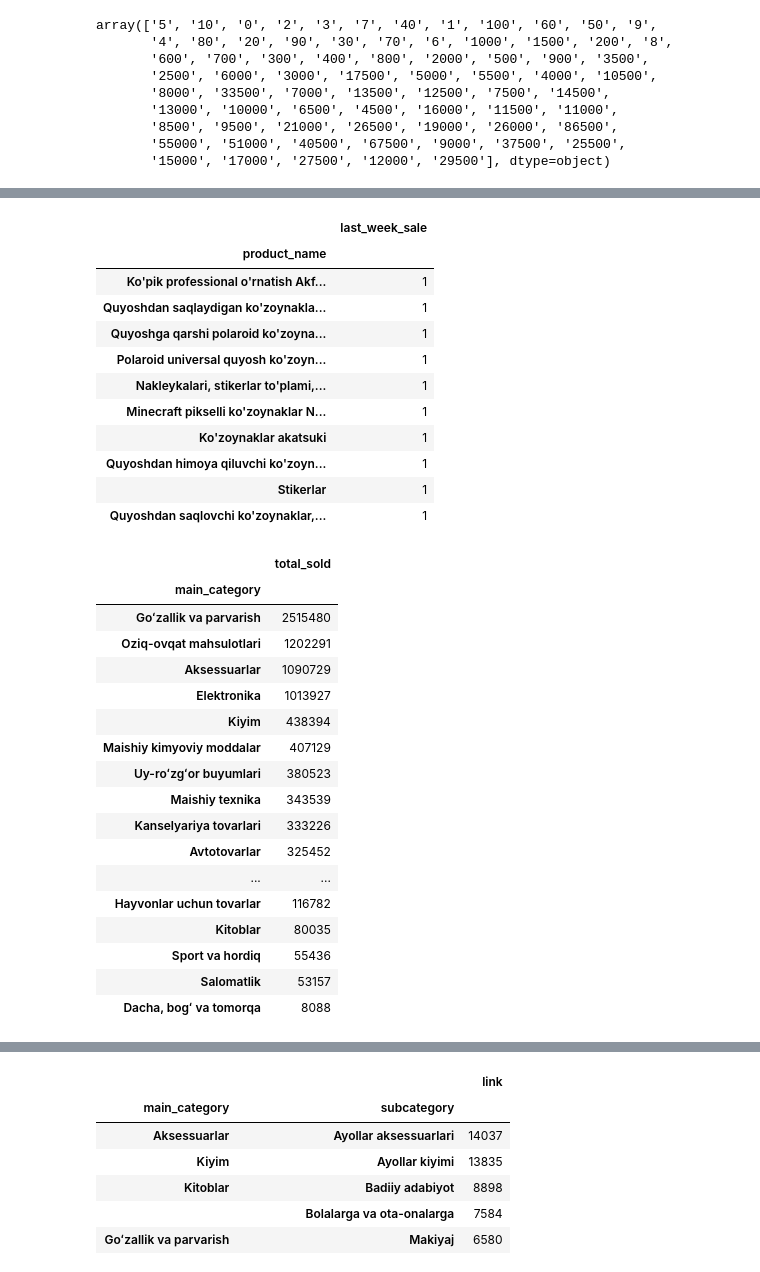
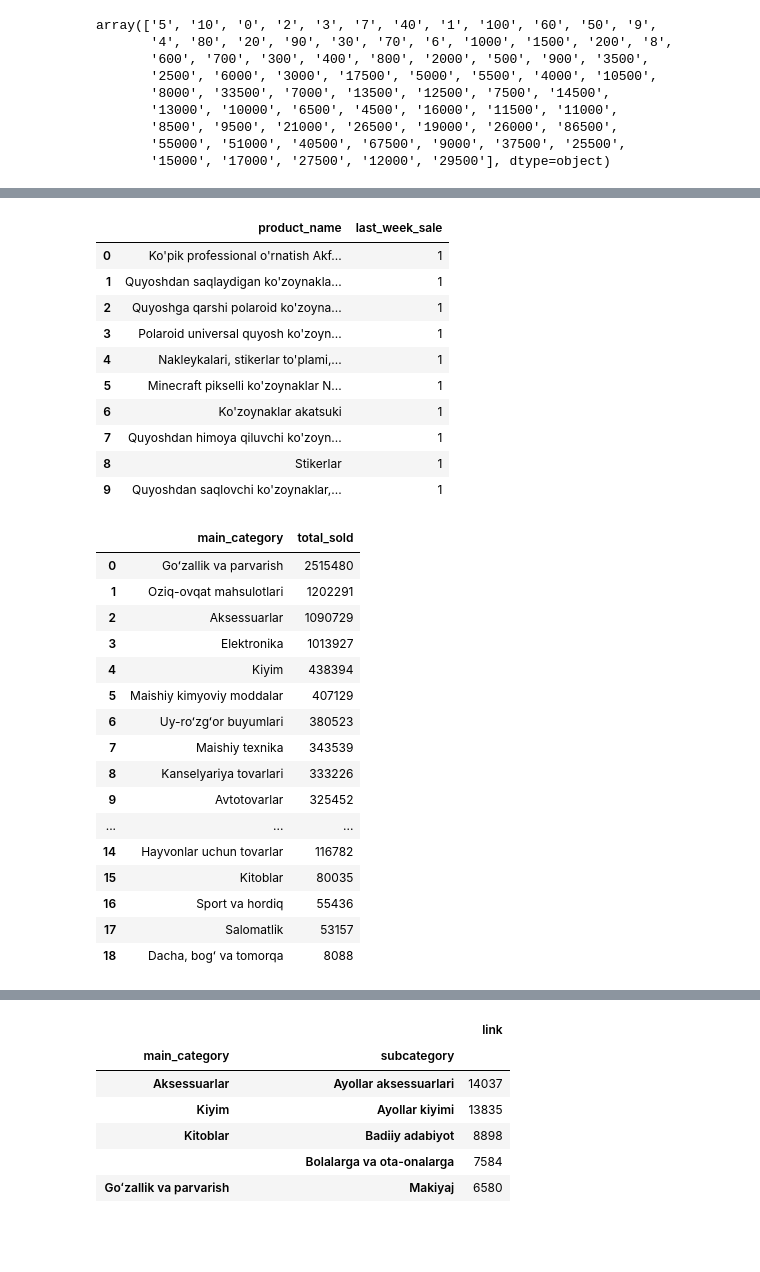
Before and after one commit to Salokhuddin/uzum-scraper-and-analyser, a Jupyter notebook: uzum_cleaning_and_eda.ipynb, the cells around one changed output, grey strips where cells are left out. Drawn from its saved outputs; the diff is of its cells as text; code cells hidden in the pictures; blank space fills up the shorter version.

```diff
--- a/uzum_cleaning_and_eda.ipynb
+++ b/uzum_cleaning_and_eda.ipynb
@@ -173,43 +168,41 @@ top_ten_products_of_last_week
 # %%
 # Find the worst ten products of last week (among those products sold at least once)
 worst_ten_products_of_last_week = ecom[ecom['last_week_sale'] > 0].sort_values(by='last_week_sale',
-                                                 ascending=True)[['product_name', 'last_week_sale']].head(10).set_index('product_name')
+                                                 ascending=True)[['product_name', 'last_week_sale']].head(10).reset_index().drop(columns='index')
 worst_ten_products_of_last_week
 # %% [output]
-|  | last_week_sale |
-| product_name |  |
-| Ko'pik professional o'rnatish Akf... | 1 |
-| Quyoshdan saqlaydigan ko'zoynakla... | 1 |
-| Quyoshga qarshi polaroid ko'zoyna... | 1 |
-| Polaroid universal quyosh ko'zoyn... | 1 |
-| Nakleykalari, stikerlar to'plami,... | 1 |
-| Minecraft pikselli ko'zoynaklar N... | 1 |
-| Ko'zoynaklar akatsuki | 1 |
-| Quyoshdan himoya qiluvchi ko'zoyn... | 1 |
-| Stikerlar | 1 |
-| Quyoshdan saqlovchi ko'zoynaklar,... | 1 |
+|  | product_name | last_week_sale |
+| 0 | Ko'pik professional o'rnatish Akf... | 1 |
+| 1 | Quyoshdan saqlaydigan ko'zoynakla... | 1 |
+| 2 | Quyoshga qarshi polaroid ko'zoyna... | 1 |
+| 3 | Polaroid universal quyosh ko'zoyn... | 1 |
+| 4 | Nakleykalari, stikerlar to'plami,... | 1 |
+| 5 | Minecraft pikselli ko'zoynaklar N... | 1 |
+| 6 | Ko'zoynaklar akatsuki | 1 |
+| 7 | Quyoshdan himoya qiluvchi ko'zoyn... | 1 |
+| 8 | Stikerlar | 1 |
+| 9 | Quyoshdan saqlovchi ko'zoynaklar,... | 1 |
 # %%
 # Categories sorted by the total sales
-categories_by_total_sales = ecom.groupby('main_category')['total_sold'].sum().sort_values(ascending=False).reset_index().set_index('main_category')
+categories_by_total_sales = ecom.groupby('main_category')['total_sold'].sum().sort_values(ascending=False).reset_index()
 categories_by_total_sales
 # %% [output]
-|  | total_sold |
-| main_category |  |
-| Goʻzallik va parvarish | 2515480 |
-| Oziq-ovqat mahsulotlari | 1202291 |
-| Aksessuarlar | 1090729 |
-| Elektronika | 1013927 |
-| Kiyim | 438394 |
-| Maishiy kimyoviy moddalar | 407129 |
-| Uy-roʻzgʻor buyumlari | 380523 |
-| Maishiy texnika | 343539 |
-| Kanselyariya tovarlari | 333226 |
-| Avtotovarlar | 325452 |
-| ... | ... |
-| Hayvonlar uchun tovarlar | 116782 |
-| Kitoblar | 80035 |
-| Sport va hordiq | 55436 |
-| Salomatlik | 53157 |
-| Dacha, bogʻ va tomorqa | 8088 |
+|  | main_category | total_sold |
+| 0 | Goʻzallik va parvarish | 2515480 |
+| 1 | Oziq-ovqat mahsulotlari | 1202291 |
+| 2 | Aksessuarlar | 1090729 |
+| 3 | Elektronika | 1013927 |
+| 4 | Kiyim | 438394 |
+| 5 | Maishiy kimyoviy moddalar | 407129 |
+| 6 | Uy-roʻzgʻor buyumlari | 380523 |
+| 7 | Maishiy texnika | 343539 |
+| 8 | Kanselyariya tovarlari | 333226 |
+| 9 | Avtotovarlar | 325452 |
+| ... | ... | ... |
+| 14 | Hayvonlar uchun tovarlar | 116782 |
+| 15 | Kitoblar | 80035 |
+| 16 | Sport va hordiq | 55436 |
+| 17 | Salomatlik | 53157 |
+| 18 | Dacha, bogʻ va tomorqa | 8088 |
 # %%
 # Categories sorted by the number of times sold in the last week
```
Also changed, not shown: parts of 13 cells of this notebook.
